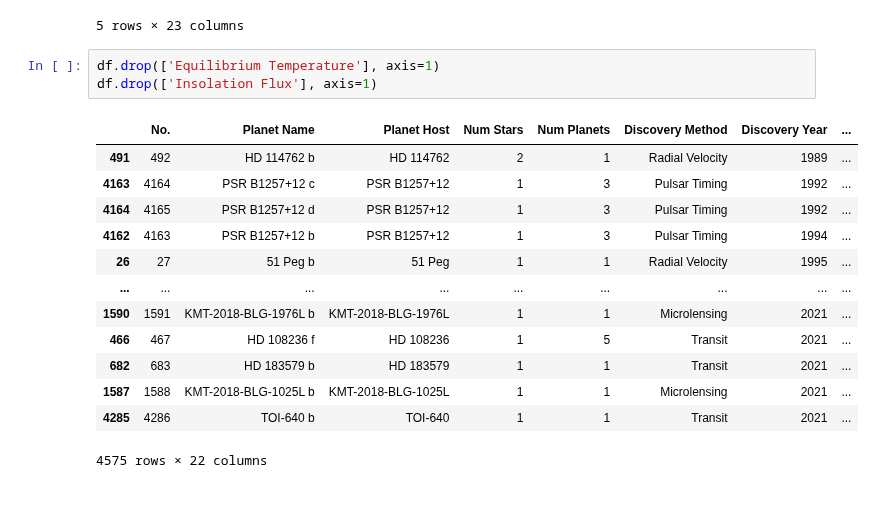
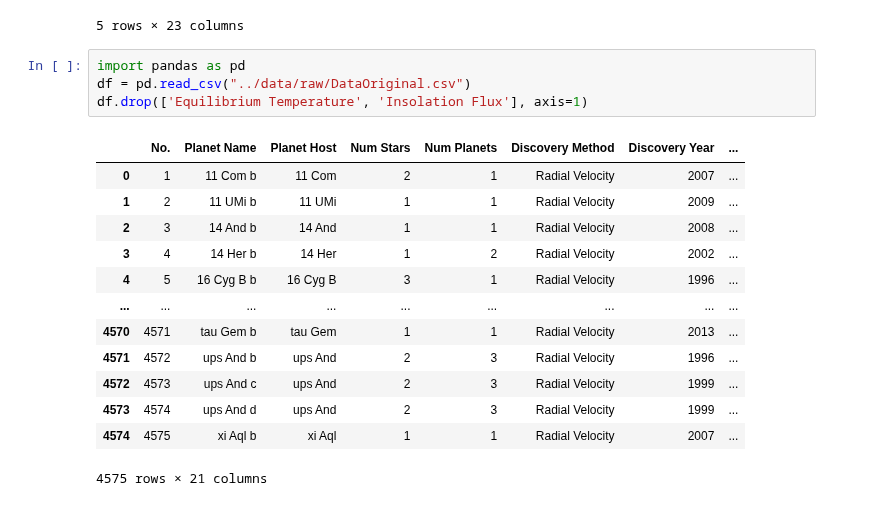
Before and after one commit to ubco-W2022T1-cosc301/project-group35, a Jupyter notebook: notebooks/analysis2.ipynb, the cells around one changed output. Cells and saved outputs as stored; diff of their text form.

```diff
--- a/notebooks/analysis2.ipynb
+++ b/notebooks/analysis2.ipynb
@@ -107,19 +107,20 @@ df.head()
 | 26 | 27 | 51 Peg b | 51 Peg | 1 | 1 | Radial Velocity | 1995 | ... |
 5 rows × 23 columns
 # %%
-df.drop(['Equilibrium Temperature'], axis=1)
-df.drop(['Insolation Flux'], axis=1)
+import pandas as pd
+df = pd.read_csv("../data/raw/DataOriginal.csv")
+df.drop(['Equilibrium Temperature', 'Insolation Flux'], axis=1)
 # %% [output]
 |  | No. | Planet Name | Planet Host | Num Stars | Num Planets | Discovery Method | Discovery Year | ... |
-| 491 | 492 | HD 114762 b | HD 114762 | 2 | 1 | Radial Velocity | 1989 | ... |
-| 4163 | 4164 | PSR B1257+12 c | PSR B1257+12 | 1 | 3 | Pulsar Timing | 1992 | ... |
-| 4164 | 4165 | PSR B1257+12 d | PSR B1257+12 | 1 | 3 | Pulsar Timing | 1992 | ... |
-| 4162 | 4163 | PSR B1257+12 b | PSR B1257+12 | 1 | 3 | Pulsar Timing | 1994 | ... |
-| 26 | 27 | 51 Peg b | 51 Peg | 1 | 1 | Radial Velocity | 1995 | ... |
+| 0 | 1 | 11 Com b | 11 Com | 2 | 1 | Radial Velocity | 2007 | ... |
+| 1 | 2 | 11 UMi b | 11 UMi | 1 | 1 | Radial Velocity | 2009 | ... |
+| 2 | 3 | 14 And b | 14 And | 1 | 1 | Radial Velocity | 2008 | ... |
+| 3 | 4 | 14 Her b | 14 Her | 1 | 2 | Radial Velocity | 2002 | ... |
+| 4 | 5 | 16 Cyg B b | 16 Cyg B | 3 | 1 | Radial Velocity | 1996 | ... |
 | ... | ... | ... | ... | ... | ... | ... | ... | ... |
-| 1590 | 1591 | KMT-2018-BLG-1976L b | KMT-2018-BLG-1976L | 1 | 1 | Microlensing | 2021 | ... |
-| 466 | 467 | HD 108236 f | HD 108236 | 1 | 5 | Transit | 2021 | ... |
-| 682 | 683 | HD 183579 b | HD 183579 | 1 | 1 | Transit | 2021 | ... |
-| 1587 | 1588 | KMT-2018-BLG-1025L b | KMT-2018-BLG-1025L | 1 | 1 | Microlensing | 2021 | ... |
-| 4285 | 4286 | TOI-640 b | TOI-640 | 1 | 1 | Transit | 2021 | ... |
+| 4570 | 4571 | tau Gem b | tau Gem | 1 | 1 | Radial Velocity | 2013 | ... |
+| 4571 | 4572 | ups And b | ups And | 2 | 3 | Radial Velocity | 1996 | ... |
+| 4572 | 4573 | ups And c | ups And | 2 | 3 | Radial Velocity | 1999 | ... |
+| 4573 | 4574 | ups And d | ups And | 2 | 3 | Radial Velocity | 1999 | ... |
+| 4574 | 4575 | xi Aql b | xi Aql | 1 | 1 | Radial Velocity | 2007 | ... |
-4575 rows × 22 columns
+4575 rows × 21 columns
```
Also changed, not shown: parts of 5 cells of this notebook, 1 other file.
